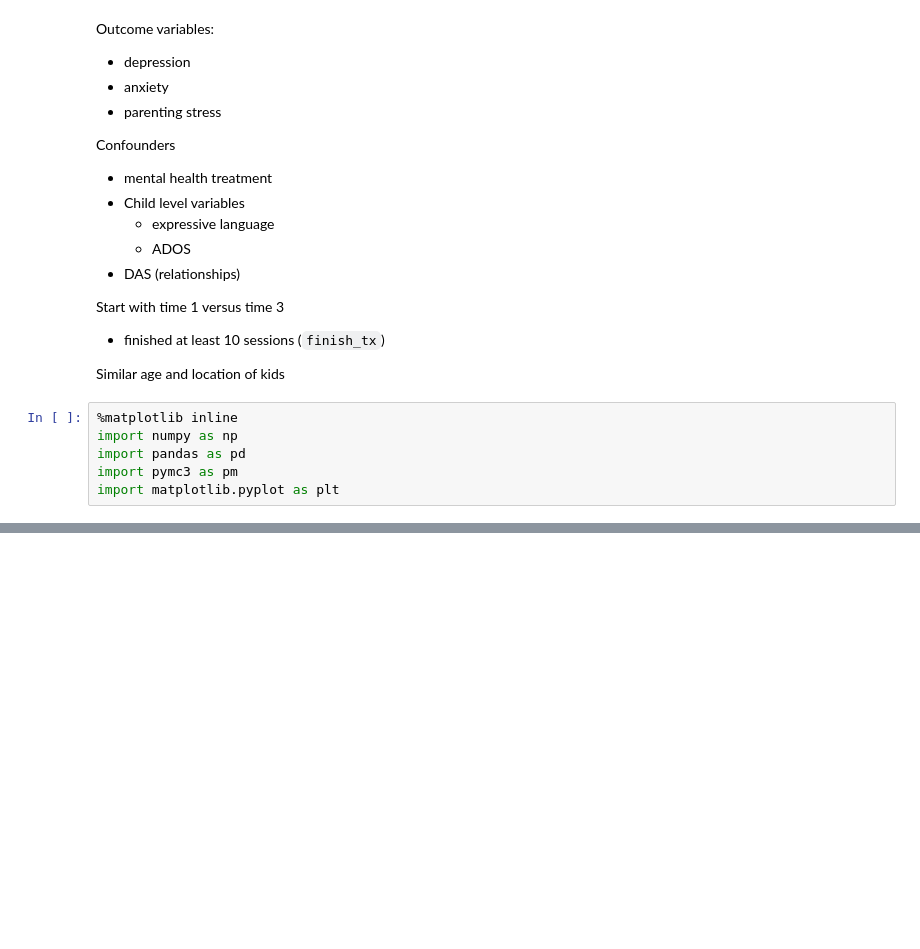
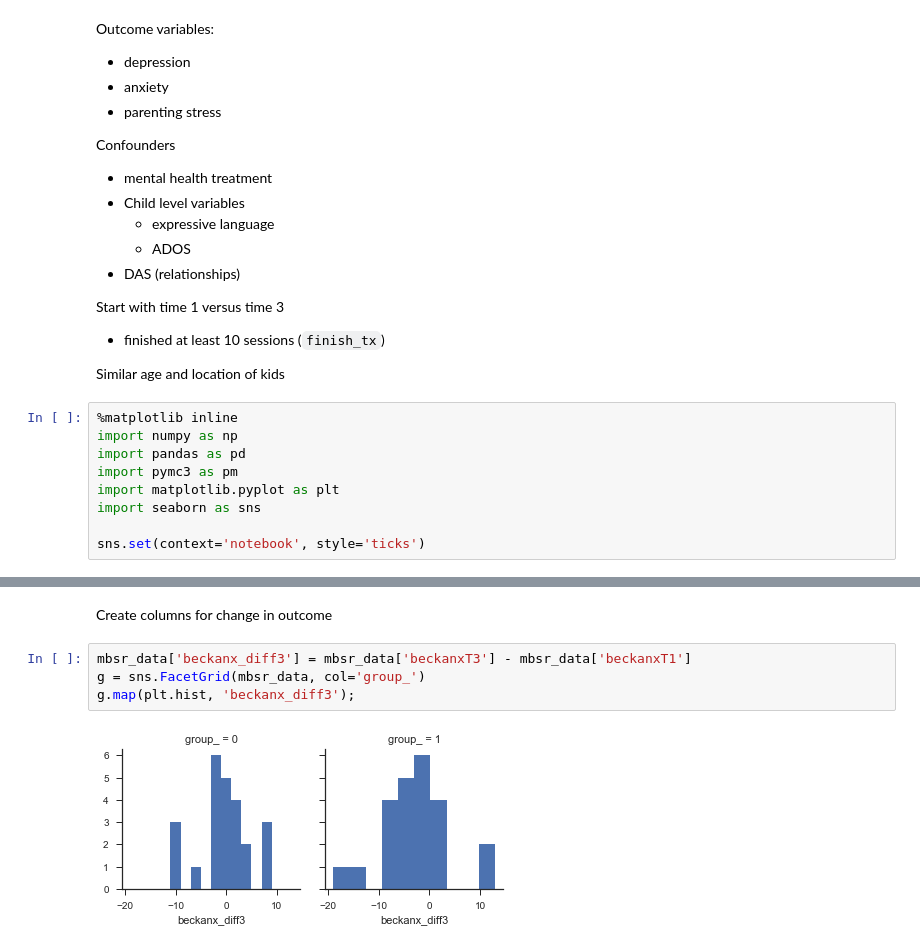
Before and after one commit to fonnesbeck/mbsr_intervention_study, a Jupyter notebook: notebooks/MBSR Trial Analysis.ipynb, the cells around one changed output, grey strips where cells are left out. Saved outputs shown, nothing was run; the diff lists cells and outputs as text; blank space fills up the shorter version.

```diff
--- a/notebooks/MBSR Trial Analysis.ipynb
+++ b/notebooks/MBSR Trial Analysis.ipynb
@@ -23,5 +23,8 @@ import numpy as np
 import pandas as pd
 import pymc3 as pm
 import matplotlib.pyplot as plt
+import seaborn as sns
+
+sns.set(context='notebook', style='ticks')
 # %%
 mbsr_raw = pd.read_csv('../data/MBSR Data Set 3-28-18 for analysis.csv', index_col=0, na_values=[' '],
@@ -50,0 +71,8 @@ mbsr_data.head()
+# %% [markdown]
+Create columns for change in outcome
+# %%
+mbsr_data['beckanx_diff3'] = mbsr_data['beckanxT3'] - mbsr_data['beckanxT1']
+g = sns.FacetGrid(mbsr_data, col='group_')
+g.map(plt.hist, 'beckanx_diff3');
+# %% [output]
+[figure, added]
```
Also changed, not shown: parts of 11 cells of this notebook.
